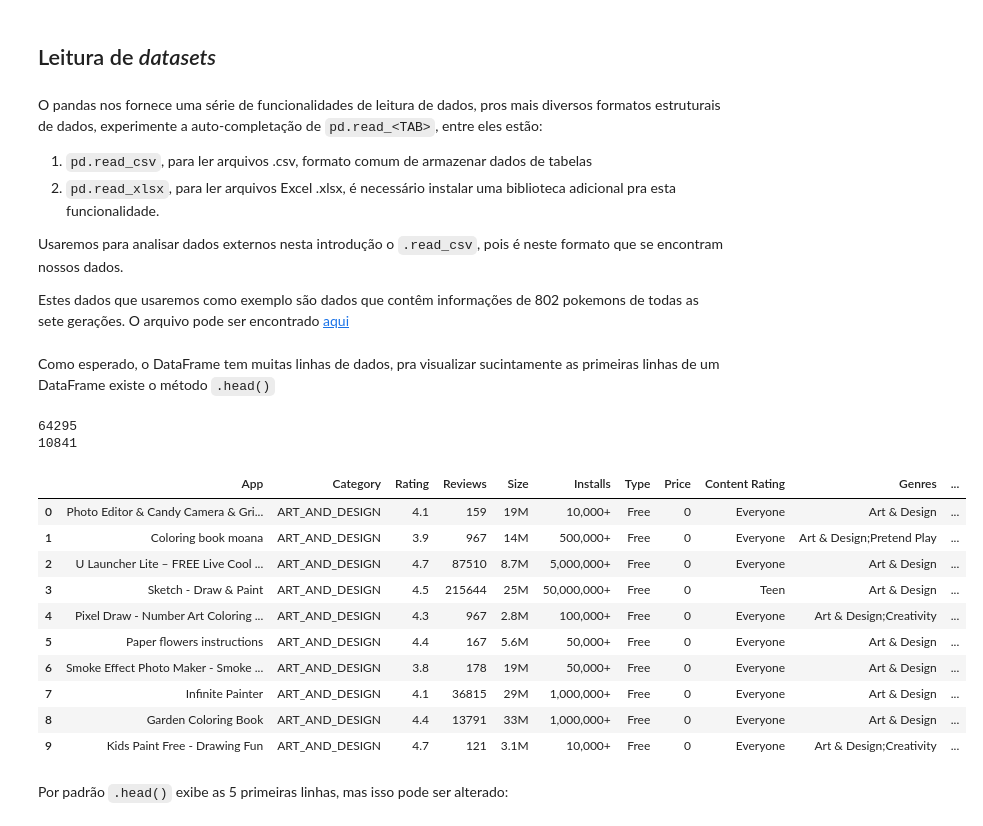
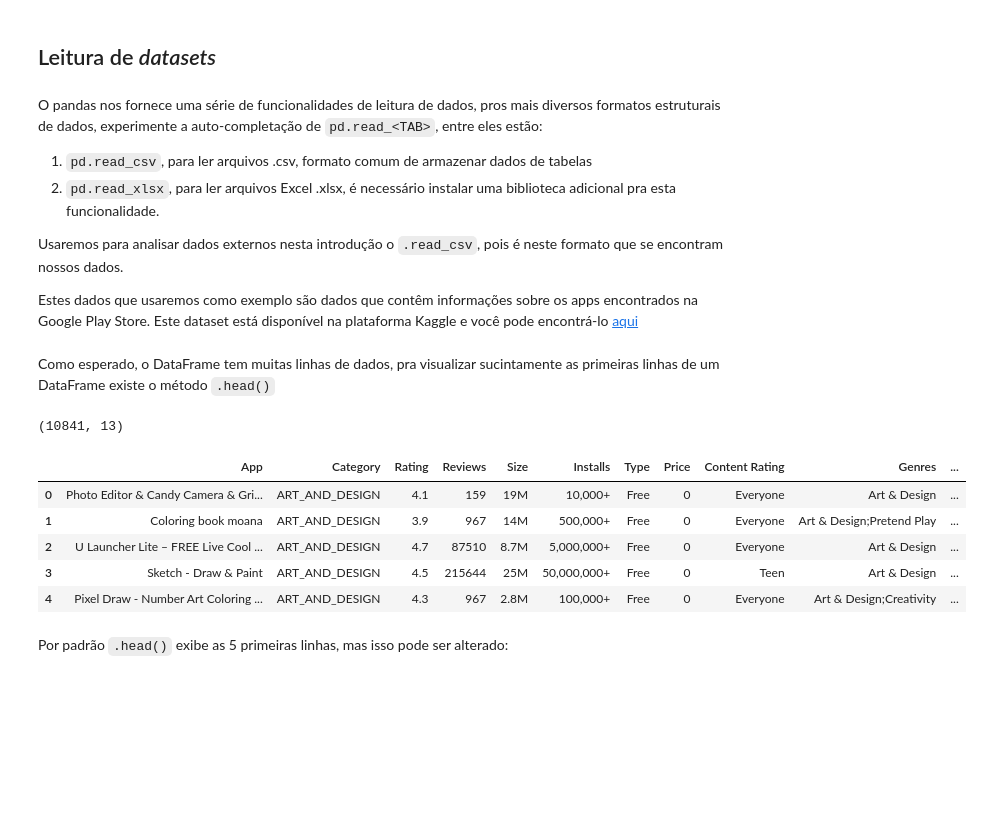
Before and after one commit to wenneton/minicurso-pandas-indt, a Jupyter notebook: minicurso_pandas_solucao.ipynb, the cells around one changed output. Saved outputs shown, nothing was run; the diff lists cells and outputs as text; code cells hidden in the pictures; blank space fills up the shorter version.

```diff
--- a/minicurso_pandas_solucao.ipynb
+++ b/minicurso_pandas_solucao.ipynb
@@ -232,35 +240,26 @@ O pandas nos fornece uma série de funcionalidades de leitura de dados, pros mai
 
 Usaremos para analisar dados externos nesta introdução o `.read_csv`, pois é neste formato que se encontram nossos dados.
 
-Estes dados que usaremos como exemplo são dados que contêm informações de 802 pokemons de todas as sete gerações. O arquivo pode ser encontrado [aqui](https://www.kaggle.com/rounakbanik/pokemon)
+Estes dados que usaremos como exemplo são dados que contêm informações sobre os apps encontrados na Google Play Store. Este dataset está disponível na plataforma Kaggle e você pode encontrá-lo [aqui](https://www.kaggle.com/lava18/google-play-store-apps)
 # %%
 ## Lendo um dataset
-df1 = pd.read_csv('googleplaystore_user_reviews.csv')
-df2 = pd.read_csv('googleplaystore.csv')
-df = df2
+df = pd.read_csv('data/googleplaystore.csv')
 # %% [markdown]
 Como esperado, o DataFrame tem muitas linhas de dados, pra visualizar sucintamente as primeiras linhas de um DataFrame existe o método `.head()`
-# %%
-## Shape
-print(len(df1))
-print(len(df2))
-# %% [output]
-64295
-10841
+# %%
+## Shape (linhas, colunas)
+df.shape
+# %% [output]
+(10841, 13)
 # %%
 ## Visualizando o dataset
-df.head(10)
+df.head()
 # %% [output]
 |  | App | Category | Rating | Reviews | Size | Installs | Type | Price | Content Rating | Genres | ... |
 | 0 | Photo Editor & Candy Camera & Gri... | ART_AND_DESIGN | 4.1 | 159 | 19M | 10,000+ | Free | 0 | Everyone | Art & Design | ... |
 | 1 | Coloring book moana | ART_AND_DESIGN | 3.9 | 967 | 14M | 500,000+ | Free | 0 | Everyone | Art & Design;Pretend Play | ... |
 | 2 | U Launcher Lite – FREE Live Cool ... | ART_AND_DESIGN | 4.7 | 87510 | 8.7M | 5,000,000+ | Free | 0 | Everyone | Art & Design | ... |
 | 3 | Sketch - Draw & Paint | ART_AND_DESIGN | 4.5 | 215644 | 25M | 50,000,000+ | Free | 0 | Teen | Art & Design | ... |
 | 4 | Pixel Draw - Number Art Coloring ... | ART_AND_DESIGN | 4.3 | 967 | 2.8M | 100,000+ | Free | 0 | Everyone | Art & Design;Creativity | ... |
-| 5 | Paper flowers instructions | ART_AND_DESIGN | 4.4 | 167 | 5.6M | 50,000+ | Free | 0 | Everyone | Art & Design | ... |
-| 6 | Smoke Effect Photo Maker - Smoke ... | ART_AND_DESIGN | 3.8 | 178 | 19M | 50,000+ | Free | 0 | Everyone | Art & Design | ... |
-| 7 | Infinite Painter | ART_AND_DESIGN | 4.1 | 36815 | 29M | 1,000,000+ | Free | 0 | Everyone | Art & Design | ... |
-| 8 | Garden Coloring Book | ART_AND_DESIGN | 4.4 | 13791 | 33M | 1,000,000+ | Free | 0 | Everyone | Art & Design | ... |
-| 9 | Kids Paint Free - Drawing Fun | ART_AND_DESIGN | 4.7 | 121 | 3.1M | 10,000+ | Free | 0 | Everyone | Art & Design;Creativity | ... |
 # %% [markdown]
 Por padrão `.head()` exibe as 5 primeiras linhas, mas isso pode ser alterado:
```
Also changed, not shown: parts of 40 cells of this notebook, 3 other files.
